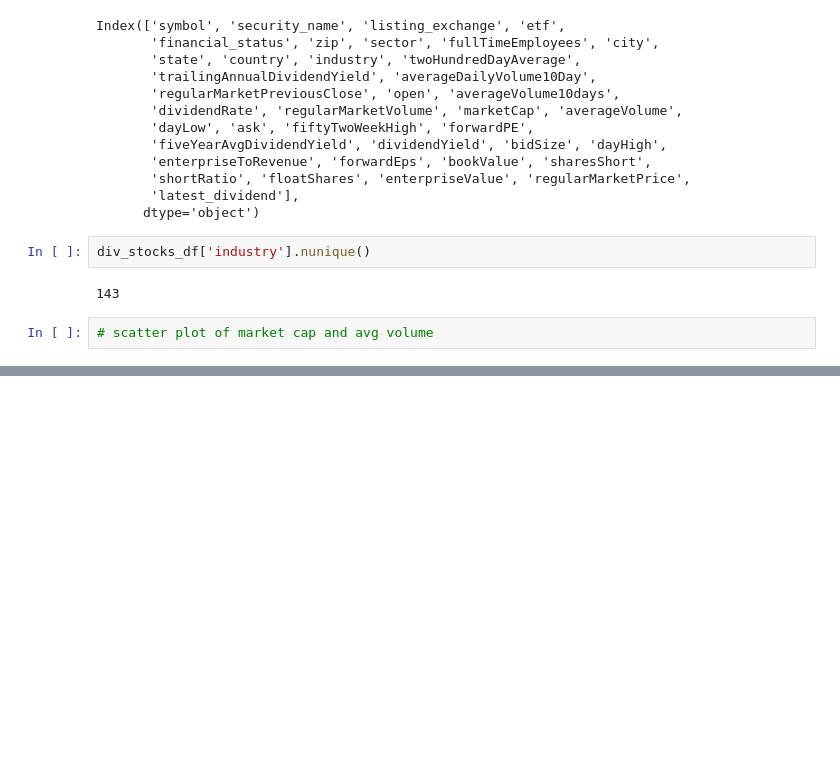
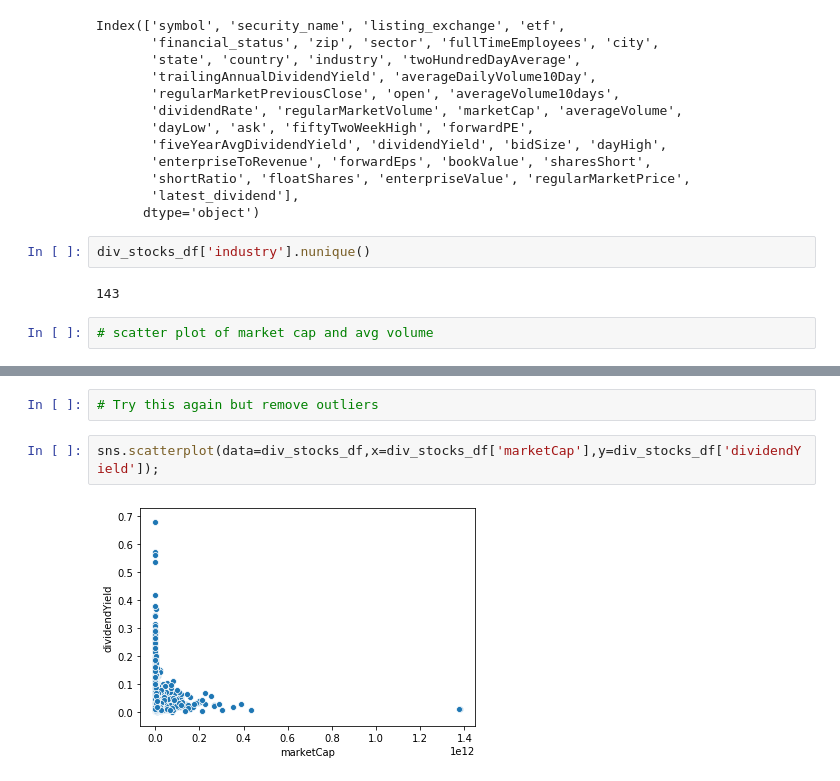
Before and after one commit to ipatel467/Stock-Market-Analysis, a Jupyter notebook: Stocks.ipynb, the cells around one changed output, grey strips where cells are left out. Saved outputs shown, nothing was run; the diff lists cells and outputs as text; blank space fills up the shorter version.

```diff
--- a/Stocks.ipynb
+++ b/Stocks.ipynb
@@ -550 +549,7 @@ sns.scatterplot(data=div_stocks_df,x=div_stocks_df['averageVolume'],y=div_stocks
 [figure]
+# %%
+# Try this again but remove outliers
+# %%
+sns.scatterplot(data=div_stocks_df,x=div_stocks_df['marketCap'],y=div_stocks_df['dividendYield']);
+# %% [output]
+[figure, added]
```
Also changed, not shown: parts of 5 cells of this notebook.
